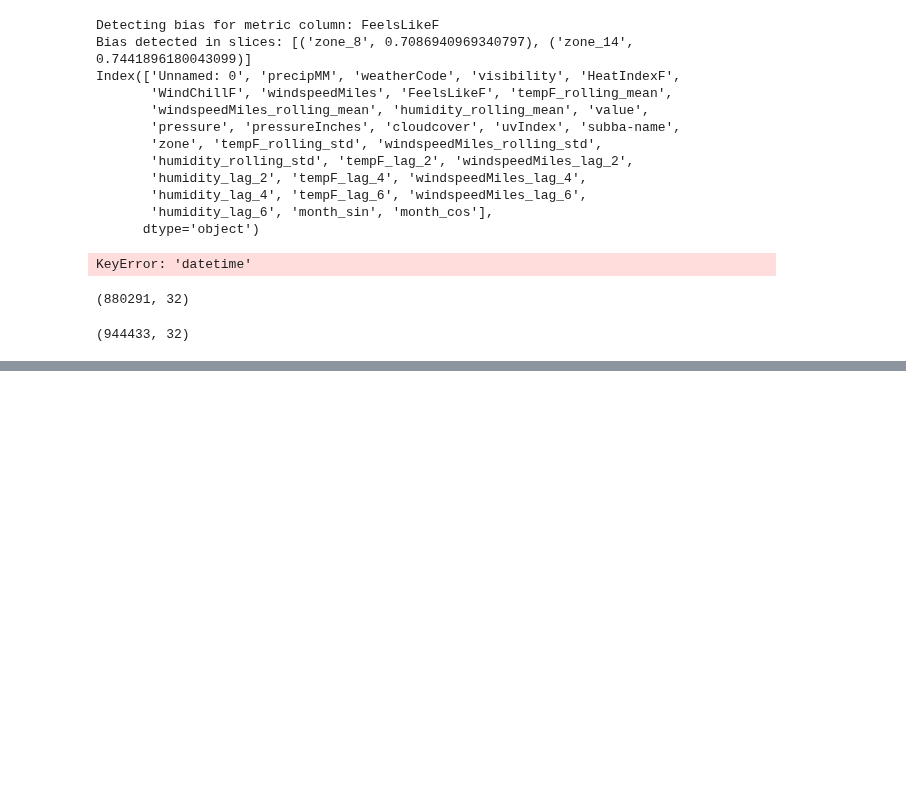
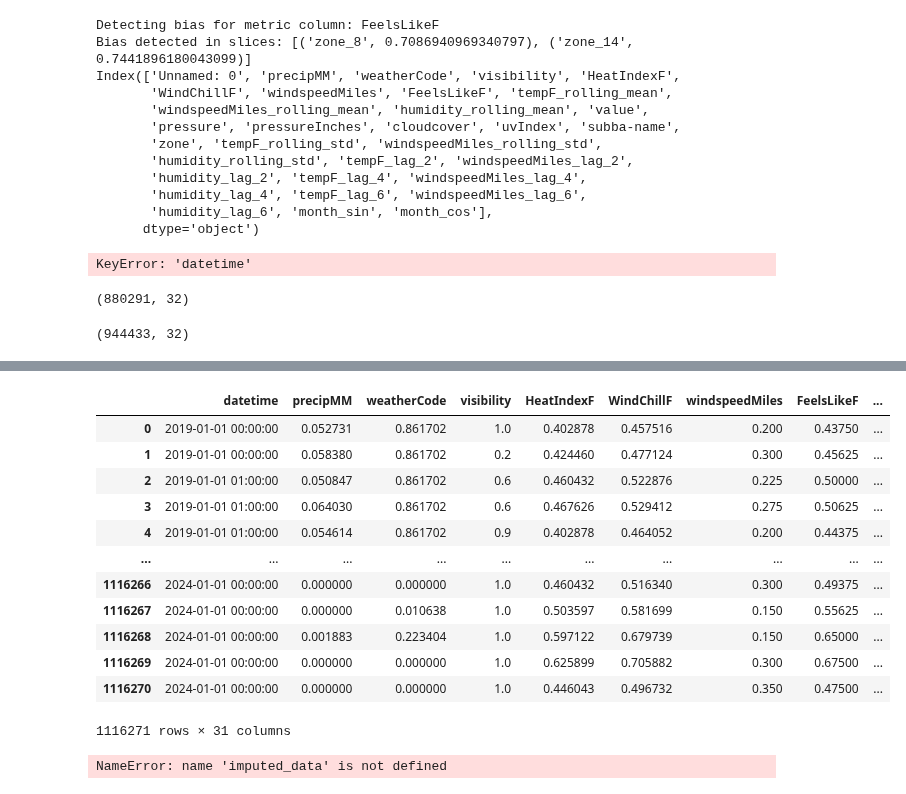
Before and after one commit to MLOPS-IE7374-Fall2024-G9/mlops-project, a Jupyter notebook: experiments/data_bias_slicing.ipynb, the cells around one changed output, grey strips where cells are left out. Cells and saved outputs as stored; diff of their text form; code cells hidden in the pictures; blank space fills up the shorter version.

```diff
--- a/experiments/data_bias_slicing.ipynb
+++ b/experiments/data_bias_slicing.ipynb
@@ -174,0 +303,62 @@ resampled_data.shape
+# %%
+df_without_zone = df.drop(columns=['zone'])
+# %%
+df_without_zone
+# %% [output]
+|  | datetime | precipMM | weatherCode | visibility | HeatIndexF | WindChillF | windspeedMiles | FeelsLikeF | ... |
+| 0 | 2019-01-01 00:00:00 | 0.052731 | 0.861702 | 1.0 | 0.402878 | 0.457516 | 0.200 | 0.43750 | ... |
+| 1 | 2019-01-01 00:00:00 | 0.058380 | 0.861702 | 0.2 | 0.424460 | 0.477124 | 0.300 | 0.45625 | ... |
+| 2 | 2019-01-01 01:00:00 | 0.050847 | 0.861702 | 0.6 | 0.460432 | 0.522876 | 0.225 | 0.50000 | ... |
+| 3 | 2019-01-01 01:00:00 | 0.064030 | 0.861702 | 0.6 | 0.467626 | 0.529412 | 0.275 | 0.50625 | ... |
+| 4 | 2019-01-01 01:00:00 | 0.054614 | 0.861702 | 0.9 | 0.402878 | 0.464052 | 0.200 | 0.44375 | ... |
+| ... | ... | ... | ... | ... | ... | ... | ... | ... | ... |
+| 1116266 | 2024-01-01 00:00:00 | 0.000000 | 0.000000 | 1.0 | 0.460432 | 0.516340 | 0.300 | 0.49375 | ... |
+| 1116267 | 2024-01-01 00:00:00 | 0.000000 | 0.010638 | 1.0 | 0.503597 | 0.581699 | 0.150 | 0.55625 | ... |
+| 1116268 | 2024-01-01 00:00:00 | 0.001883 | 0.223404 | 1.0 | 0.597122 | 0.679739 | 0.150 | 0.65000 | ... |
+| 1116269 | 2024-01-01 00:00:00 | 0.000000 | 0.000000 | 1.0 | 0.625899 | 0.705882 | 0.300 | 0.67500 | ... |
+| 1116270 | 2024-01-01 00:00:00 | 0.000000 | 0.000000 | 1.0 | 0.446043 | 0.496732 | 0.350 | 0.47500 | ... |
+1116271 rows × 31 columns
+# %%
+# Re-import necessary libraries and re-create the data and logic after state reset
+import pandas as pd
+import numpy as np
+from fairlearn.metrics import MetricFrame, selection_rate
+from datetime import timedelta
+
+# Sample data structure (mock data for demonstration purposes)
+data = df
+
+# Impute missing dates for each 'zone'
+zones = data['zone'].unique()
+min_date = data['datetime'].min()
+max_date = data['datetime'].max()
+full_date_range = pd.date_range(min_date, max_date, freq='H')
+
+# imputed_data = pd.DataFrame()
+
+# for zone in zones:
+#     zone_data = data[data['zone'] == zone]
+#     zone_data.set_index('datetime', inplace=True)
+#     zone_data = zone_data.reindex(full_date_range, fill_value=np.nan)
+#     zone_data['zone'] = zone
+#     zone_data['subba-name'] = zone_data['subba-name'].fillna(method='ffill')  # Forward fill subba-name
+#     zone_data['value'] = zone_data['value'].fillna(zone_data['value'].rolling(window=3, min_periods=1).mean())
+#     zone_data.reset_index(inplace=True)
+#     zone_data.rename(columns={'index': 'datetime'}, inplace=True)
+#     imputed_data = pd.concat([imputed_data, zone_data])
+
+# Perform bias detection using FairLearn's MetricFrame on 'subba-name'
+metric_frame = MetricFrame(
+    metrics=selection_rate,
+    y_true=imputed_data['value'].notnull().astype(int),  # Considering non-null values as positive outcomes
+    y_pred=imputed_data['value'].notnull().astype(int),
+    sensitive_features=imputed_data['subba-name']
+)
+
+# Display metric frame results
+import ace_tools as tools; tools.display_dataframe_to_user(name="Bias Detection Metric by 'subba-name'", dataframe=metric_frame.by_group)
+
+# imputed_data,
+metric_frame.by_group
+# %% [output]
+NameError: name 'imputed_data' is not defined
```
Also changed, not shown: parts of 10 cells of this notebook, 6 other files.
